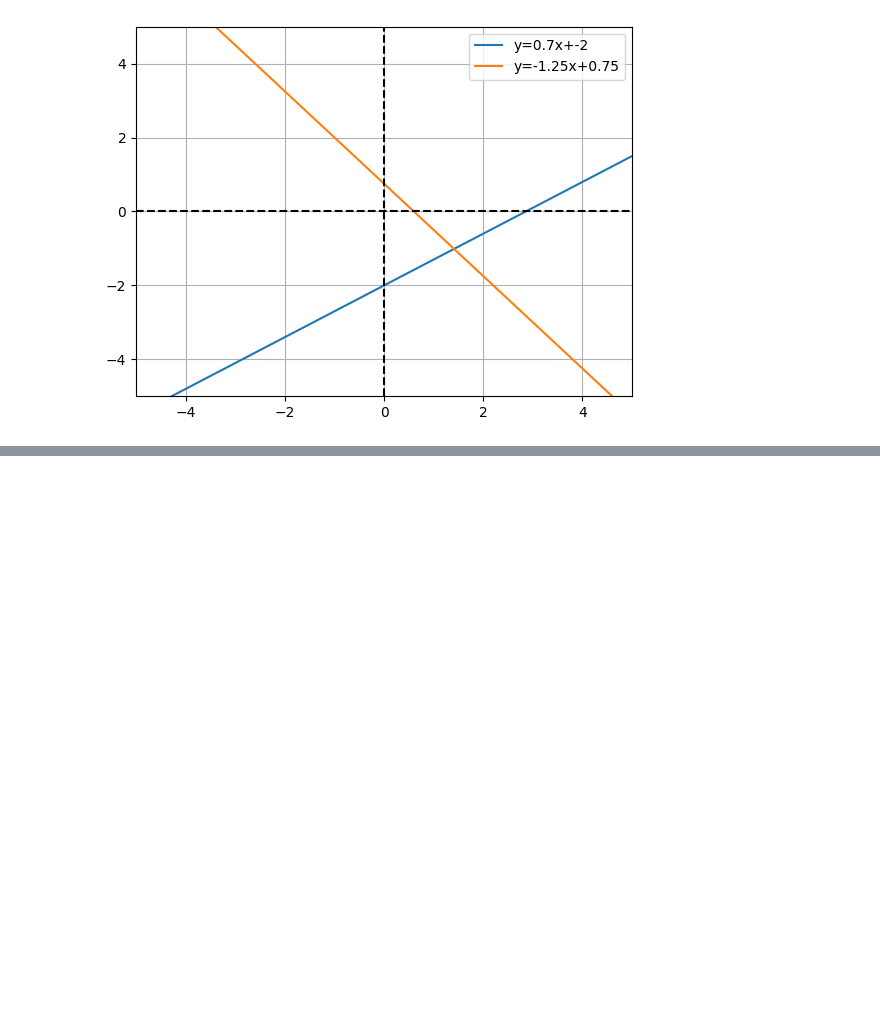
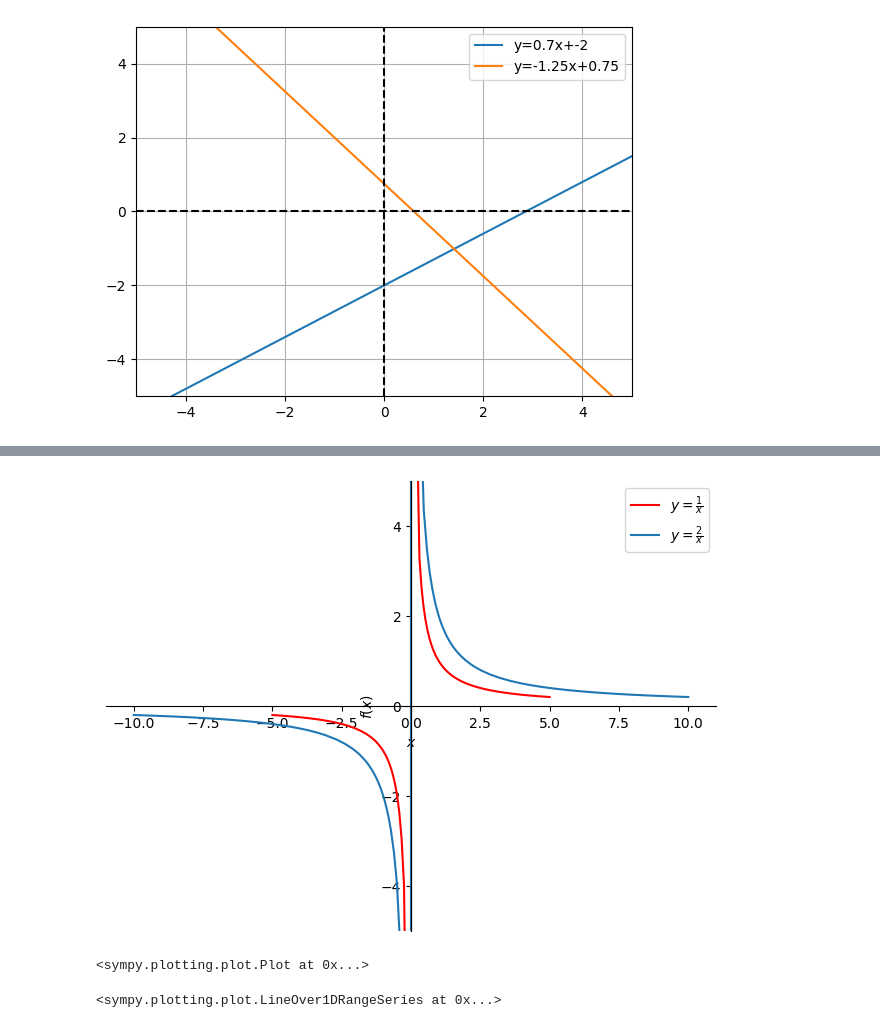
Before and after one commit to yaowenqiang/master_math_by_coding_in_python, a Jupyter notebook: plots.ipynb, the cells around one changed output, grey strips where cells are left out. Drawn from its saved outputs; the diff is of its cells as text; code cells hidden in the pictures; blank space fills up the shorter version.

```diff
--- a/plots.ipynb
+++ b/plots.ipynb
@@ -152,0 +214,25 @@ plt.show()
+# %%
+x,a = sym.symbols('x,y')
+# %%
+expr = a/x
+p = symplot(expr.subs(a,1),(x,-5,5),show=False)
+p.ylim = [-5,5]
+n = 1
+p[0].label = '$y=%s$' % sym.latex(expr.subs(a,n))
+p[0].line_color = 'r'
+#p2 = symplot(expr.subs(a,2),show=False)
+#p.extend(p2)
+p.extend(symplot(expr.subs(a,2),show=False))
+p[1].label = '$y=%s$' % sym.latex(expr.subs(a,2))
+p.legend = True
+p.show()
+# %% [output]
+[figure, added]
+# %%
+p
+# %% [output]
+<sympy.plotting.plot.Plot at 0x...>
+# %%
+p[1]
+# %% [output]
+<sympy.plotting.plot.LineOver1DRangeSeries at 0x...>
```
Also changed, not shown: parts of 32 cells of this notebook.
